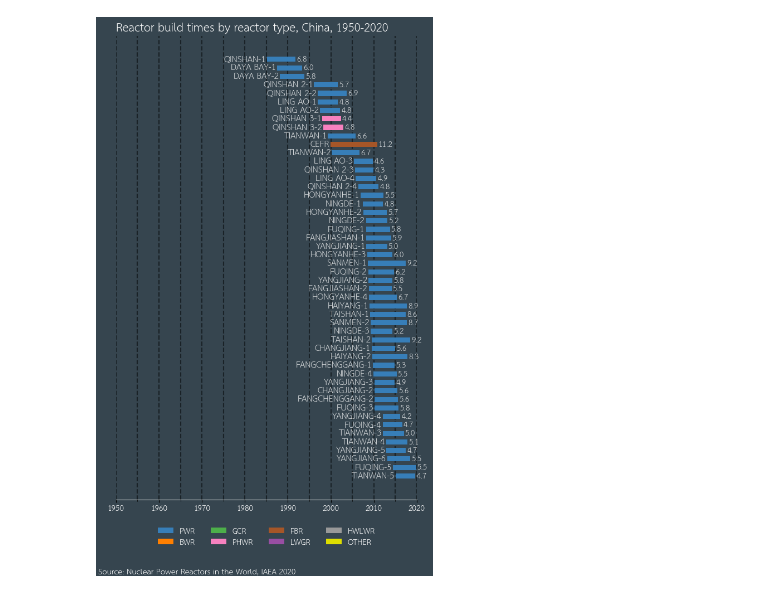
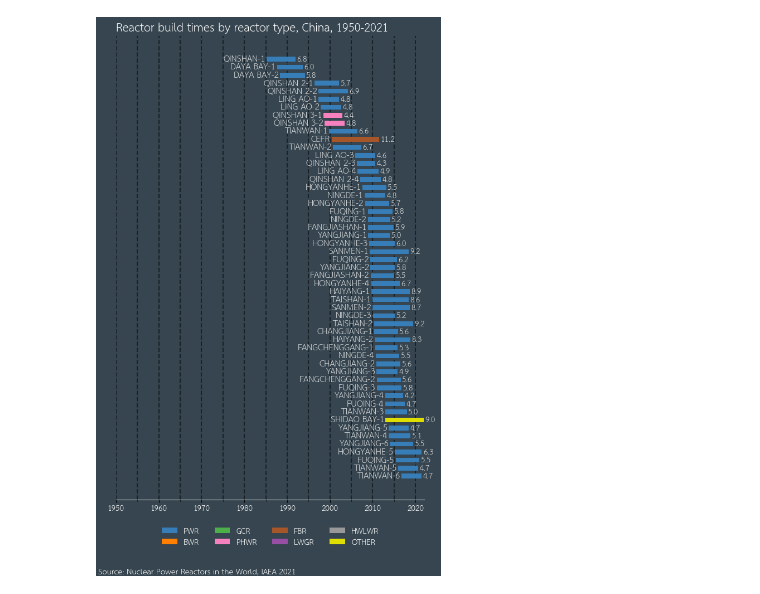
Before and after one commit to guimarais/iaea_reactors, a Jupyter notebook: 03.1-ConstructionsOperations-SingleCountry.ipynb, the cells around one changed output. Cells and saved outputs as stored; diff of their text form; code cells hidden in the pictures.

```diff
--- a/03.1-ConstructionsOperations-SingleCountry.ipynb
+++ b/03.1-ConstructionsOperations-SingleCountry.ipynb
@@ -12,7 +12,8 @@ sns.set_style({'font.sans-serif':'Laksaman'})
 # %%
 Country = 'China'
 # %%
-dr = pd.read_csv("./datasets_clean/all_reactors.csv")
+#dr = pd.read_csv("./datasets_clean/all_reactors.csv")
+dr = pd.read_csv("./datasets_clean/2021Table14_clean.csv")
 
 dr = dr.loc[dr['Country']==Country.upper(), :]
 #dr = da.sort_values(by='Start')[0:100].copy(deep=True)
@@ -28,7 +29,7 @@ maxtime = datetime(2020, 12, 31)
 
 endtime_int = (maxtime-mintime).days/365.0
 
-dr['ctime_start'] = (pd.to_datetime(dr['Start']) - mintime).dt.days/365.0 + 1.0
+dr['ctime_start'] = (pd.to_datetime(dr['Start']) - mintime).dt.days/365.0
 
 lendays = (maxtime-mintime).days
 leny = lendays/365
@@ -85,14 +86,13 @@ ax1.set_yticks([])
 
 
 # ticks
-xticks = xticks = np.linspace(0, endtime_int+1, 8, endpoint=True)
-xticks_labels = pd.date_range(mintime, end=maxtime, periods=8).strftime("%Y")
-xticks_minor = np.linspace(0, endtime_int+1, 15, endpoint=True)
+xticks = np.linspace(0, np.floor(endtime_int/10)*10, 8, endpoint=True)
+xticks_labels = ['1950', '1960', '1970', '1980', '1990', '2000', '2010', '2020']#pd.date_range(mintime, end=maxtime, periods=8).strftime("%Y")
+xticks_minor = np.linspace(0, np.floor(endtime_int/10)*10, 15, endpoint=True)
 ax.set_xticks(xticks)
 ax.set_xticks(xticks_minor, minor=True)
 ax.set_xticklabels(xticks_labels, color='w')
 ax.set_yticks([])
-
 
 plt.setp([ax.get_xticklines()], color='w')
 
@@ -116,10 +116,10 @@ for t in xticks_minor:
 ax.barh(dr.Name, dr.ctime_y, left=dr.ctime_start, height=0.6, color=dr.color_type)
 #ax.barh(dr.Start, df.days_start_to_end, left=df.start_num, color=df.color, alpha=0.5)
 
-ax.set_title('Reactor build times by reactor type, ' + Country + ', 1950-2020', color='w', loc='left', size='x-large')
+ax.set_title('Reactor build times by reactor type, ' + Country + ', 1950-2021', color='w', loc='left', size='x-large')
 
 plt.tight_layout()
-ax.annotate('Source: Nuclear Power Reactors in the World, IAEA 2020', xy=(3, 3), xycoords='figure points', color='w')
+ax.annotate('Source: Nuclear Power Reactors in the World, IAEA 2021', xy=(3, 3), xycoords='figure points', color='w')
 
 c_dict = {'PWR  ':'#377eb8',
           'BWR  ':'#ff7f00',
@@ -134,32 +134,32 @@ c_dict = {'PWR  ':'#377eb8',
           'X    ':'#dede00'}
 
 
 ##### LEGENDS #####
 legend_elements = [Patch(facecolor='#377eb8', label='PWR'),
                    Patch(facecolor='#ff7f00', label='BWR'),
                    Patch(facecolor='#4daf4a', label='GCR'),
                    Patch(facecolor='#f781bf', label='PHWR'),
                    Patch(facecolor='#a65628', label='FBR'),
                    Patch(facecolor='#984ea3', label='LWGR'),
                    Patch(facecolor='#999999', label='HWLWR'),
                    Patch(facecolor='#dede00', label='OTHER')
                   ]
 
 for idx, row in dr.iterrows():
     ax.text(row.ctime_y + row.ctime_start + 0.3, idx,
             "%.1f"%(row.ctime_y),
             va='center', ha='left', alpha=0.8, color='w')
     ax.text(row.ctime_start - 0.3, idx,
             row.Name,
             va='center', ha='right', alpha=0.8, color='w', fontsize=11)
 
 
 
 legend = ax1.legend(handles=legend_elements, loc='upper center', ncol=4, frameon=False)
 plt.setp(legend.get_texts(), color='w')
 
 plt.savefig("ReactorBuild.png", dpi=300)
 plt.show()
 # %% [output]
-[figure, old version]
+[figure, new version]
 # %%
```
Also changed, not shown: parts of 2 cells of this notebook, 11 other files.
